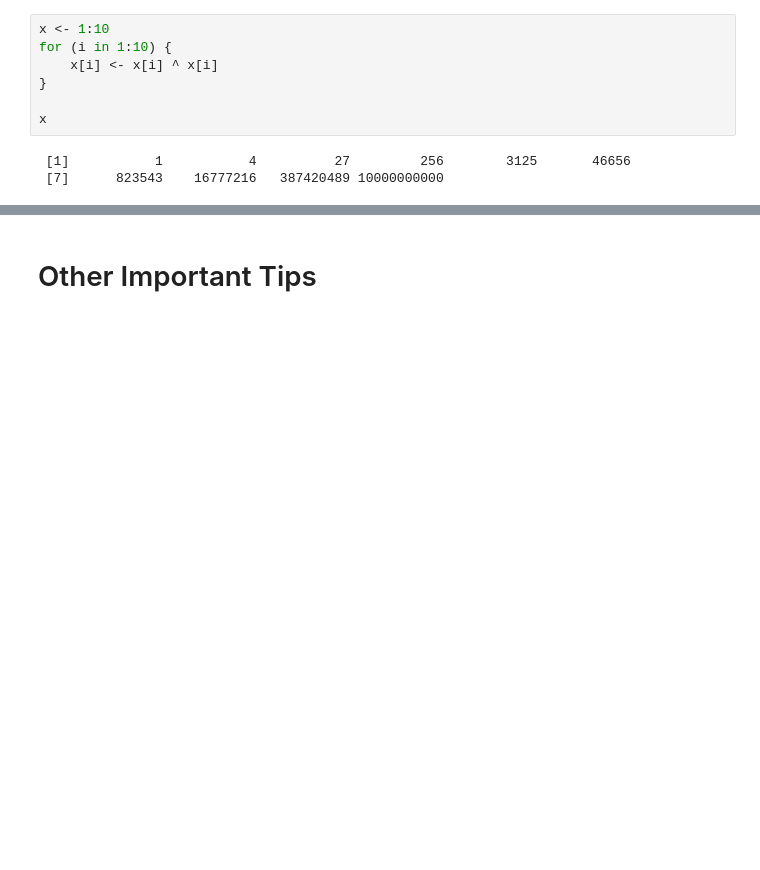
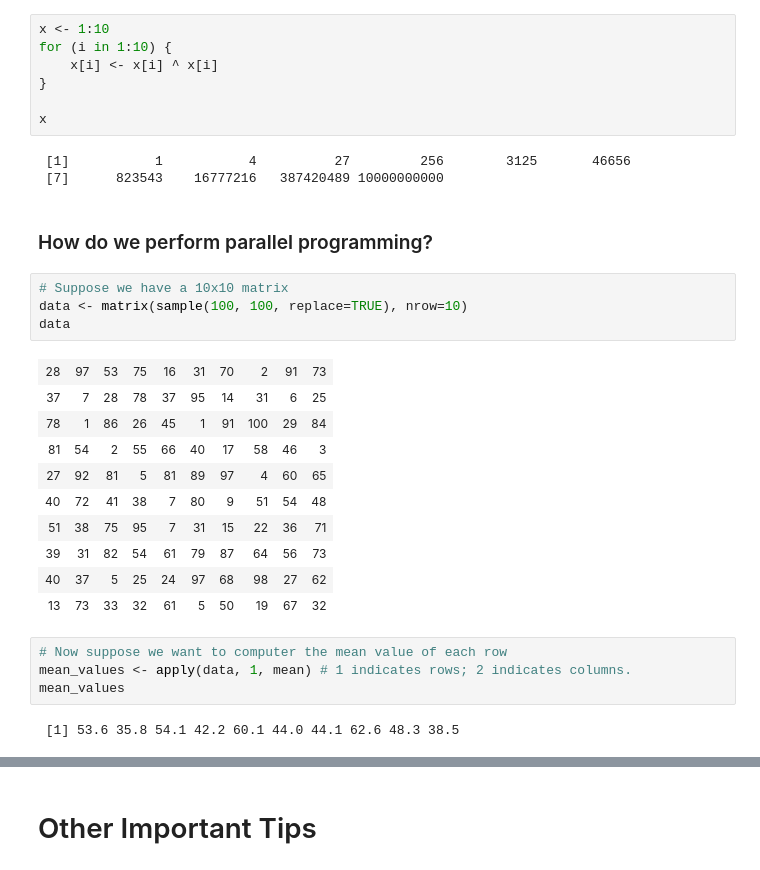
Before and after one commit to TylerTompa/Learn_R, a Jupyter notebook: Learn R Script Optimization.ipynb, the cells around one changed output, grey strips where cells are left out. Saved outputs shown, nothing was run; the diff lists cells and outputs as text; blank space fills up the shorter version.

```diff
--- a/Learn R Script Optimization.ipynb
+++ b/Learn R Script Optimization.ipynb
@@ -298,3 +298,26 @@ x
 # %% [output]
  [1]           1           4          27         256        3125       46656
  [7]      823543    16777216   387420489 10000000000
+# %% [markdown]
+### How do we perform parallel programming?
+# %%
+# Suppose we have a 10x10 matrix
+data <- matrix(sample(100, 100, replace=TRUE), nrow=10)
+data
+# %% [output]
+| 28 | 97 | 53 | 75 | 16 | 31 | 70 | 2 | 91 | 73 |
+| 37 | 7 | 28 | 78 | 37 | 95 | 14 | 31 | 6 | 25 |
+| 78 | 1 | 86 | 26 | 45 | 1 | 91 | 100 | 29 | 84 |
+| 81 | 54 | 2 | 55 | 66 | 40 | 17 | 58 | 46 | 3 |
+| 27 | 92 | 81 | 5 | 81 | 89 | 97 | 4 | 60 | 65 |
+| 40 | 72 | 41 | 38 | 7 | 80 | 9 | 51 | 54 | 48 |
+| 51 | 38 | 75 | 95 | 7 | 31 | 15 | 22 | 36 | 71 |
+| 39 | 31 | 82 | 54 | 61 | 79 | 87 | 64 | 56 | 73 |
+| 40 | 37 | 5 | 25 | 24 | 97 | 68 | 98 | 27 | 62 |
+| 13 | 73 | 33 | 32 | 61 | 5 | 50 | 19 | 67 | 32 |
+# %%
+# Now suppose we want to computer the mean value of each row
+mean_values <- apply(data, 1, mean) # 1 indicates rows; 2 indicates columns.
+mean_values
+# %% [output]
+ [1] 53.6 35.8 54.1 42.2 60.1 44.0 44.1 62.6 48.3 38.5
```
Also changed, not shown: parts of 6 cells of this notebook.
